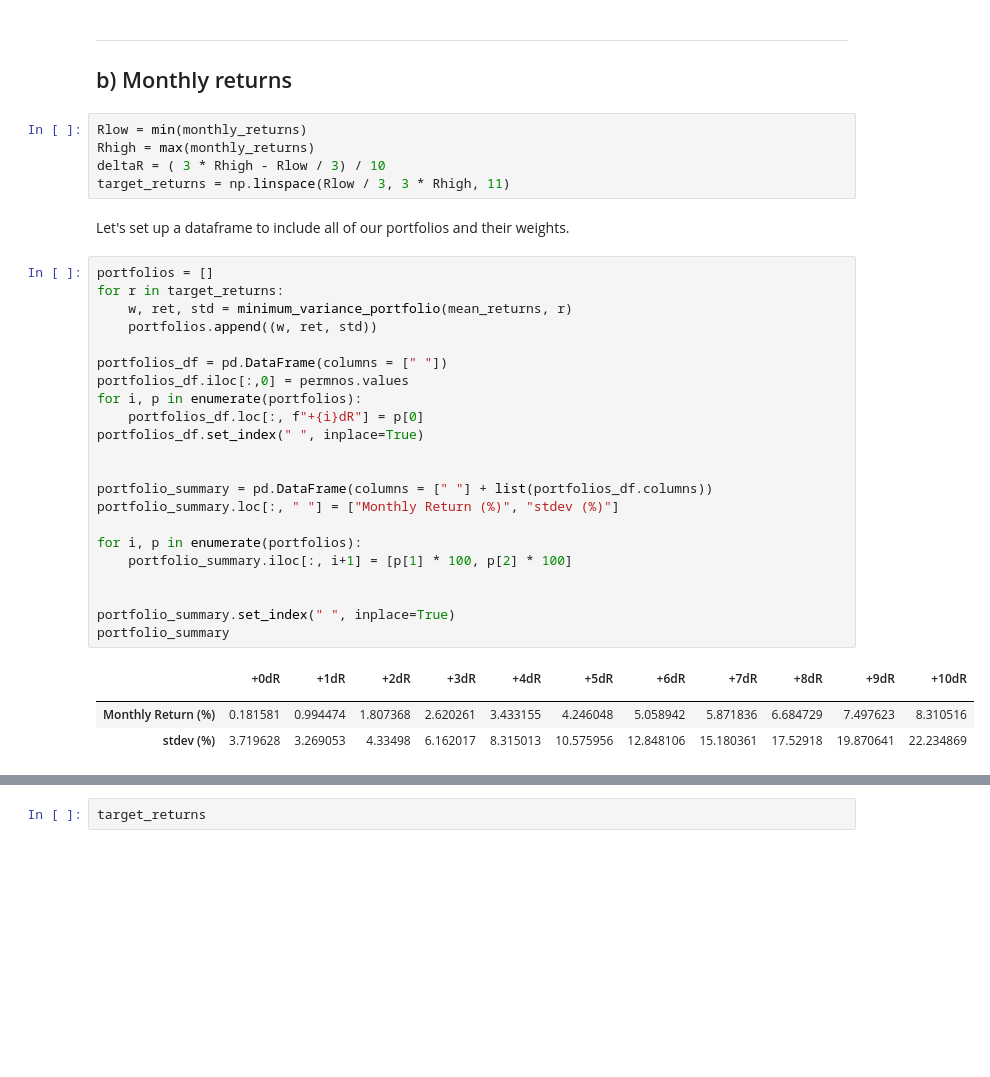
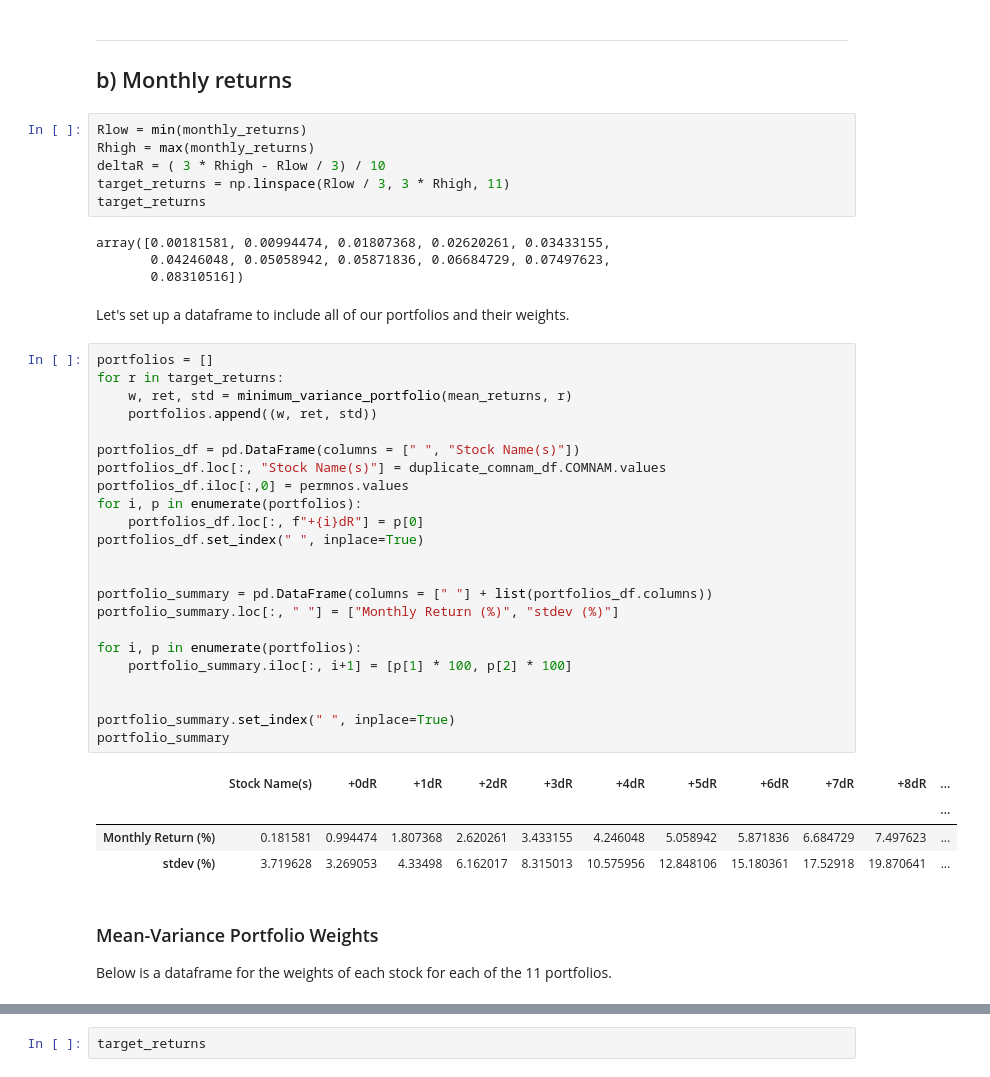
Before and after one commit to uWaterloo-CFM/CFM-301, a Jupyter notebook: Assignment 1/DA1 Task 4 - Mean-Variance Analysis.ipynb, the cells around one changed output, grey strips where cells are left out. Saved outputs shown, nothing was run; the diff lists cells and outputs as text; blank space fills up the shorter version.

```diff
--- a/Assignment 1/DA1 Task 4 - Mean-Variance Analysis.ipynb
+++ b/Assignment 1/DA1 Task 4 - Mean-Variance Analysis.ipynb
@@ -186,35 +184,45 @@ Rlow = min(monthly_returns)
 Rhigh = max(monthly_returns)
 deltaR = ( 3 * Rhigh - Rlow / 3) / 10
 target_returns = np.linspace(Rlow / 3, 3 * Rhigh, 11)
+target_returns
+# %% [output]
+array([0.00181581, 0.00994474, 0.01807368, 0.02620261, 0.03433155,
+       0.04246048, 0.05058942, 0.05871836, 0.06684729, 0.07497623,
+       0.08310516])
 # %% [markdown]
 Let's set up a dataframe to include all of our portfolios and their weights.
 # %%
 portfolios = []
 for r in target_returns:
     w, ret, std = minimum_variance_portfolio(mean_returns, r)
     portfolios.append((w, ret, std))
 
-portfolios_df = pd.DataFrame(columns = [" "])
+portfolios_df = pd.DataFrame(columns = [" ", "Stock Name(s)"])
+portfolios_df.loc[:, "Stock Name(s)"] = duplicate_comnam_df.COMNAM.values
 portfolios_df.iloc[:,0] = permnos.values
 for i, p in enumerate(portfolios):
     portfolios_df.loc[:, f"+{i}dR"] = p[0]
 portfolios_df.set_index(" ", inplace=True)
 
 
 portfolio_summary = pd.DataFrame(columns = [" "] + list(portfolios_df.columns))
 portfolio_summary.loc[:, " "] = ["Monthly Return (%)", "stdev (%)"]
 
 for i, p in enumerate(portfolios):
     portfolio_summary.iloc[:, i+1] = [p[1] * 100, p[2] * 100]
 
 
 portfolio_summary.set_index(" ", inplace=True)
 portfolio_summary
 # %% [output]
-|  | +0dR | +1dR | +2dR | +3dR | +4dR | +5dR | +6dR | +7dR | +8dR | +9dR | +10dR |
-|  |  |  |  |  |  |  |  |  |  |  |  |
-| Monthly Return (%) | 0.181581 | 0.994474 | 1.807368 | 2.620261 | 3.433155 | 4.246048 | 5.058942 | 5.871836 | 6.684729 | 7.497623 | 8.310516 |
-| stdev (%) | 3.719628 | 3.269053 | 4.33498 | 6.162017 | 8.315013 | 10.575956 | 12.848106 | 15.180361 | 17.52918 | 19.870641 | 22.234869 |
+|  | Stock Name(s) | +0dR | +1dR | +2dR | +3dR | +4dR | +5dR | +6dR | +7dR | +8dR | ... |
+|  |  |  |  |  |  |  |  |  |  |  | ... |
+| Monthly Return (%) | 0.181581 | 0.994474 | 1.807368 | 2.620261 | 3.433155 | 4.246048 | 5.058942 | 5.871836 | 6.684729 | 7.497623 | ... |
+| stdev (%) | 3.719628 | 3.269053 | 4.33498 | 6.162017 | 8.315013 | 10.575956 | 12.848106 | 15.180361 | 17.52918 | 19.870641 | ... |
+# %% [markdown]
+### Mean-Variance Portfolio Weights
+
+Below is a dataframe for the weights of each stock for each of the 11 portfolios.
 # %%
 portfolios_df
 # %% [output]
```
Also changed, not shown: parts of 3 cells of this notebook, 4 other files.
